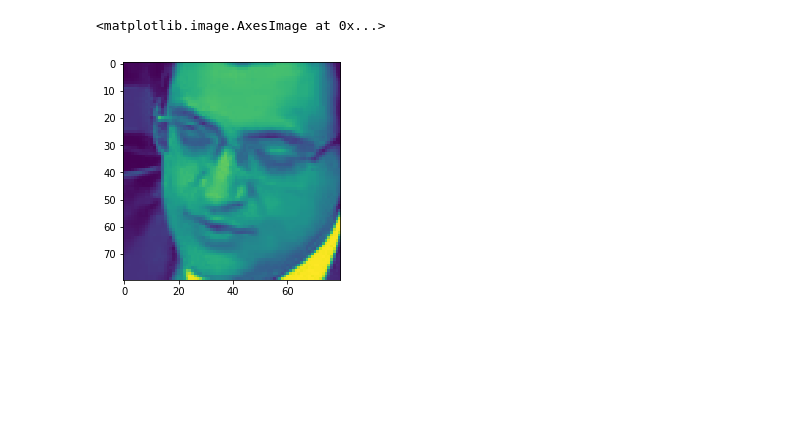
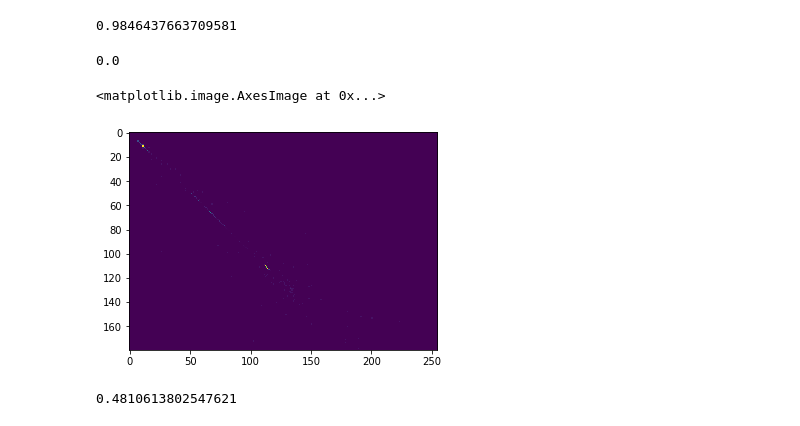
Before and after one commit to s-arpit007/BTP, a Jupyter notebook: Bhattacharyya_Coeff..ipynb, the cells around one changed output. Saved outputs shown, nothing was run; the diff lists cells and outputs as text; code cells hidden in the pictures; blank space fills up the shorter version.

```diff
--- a/Bhattacharyya_Coeff..ipynb
+++ b/Bhattacharyya_Coeff..ipynb
@@ -35,0 +5,4 @@ d
+# %%
+img = cv2.imread('mask.png')
+img = cv2.cvtColor(img[0:630, 170:1150], cv2.COLOR_BGR2HSV)
+plt.imshow(img)
@@ -35,0 +12,2 @@ d
+# %%
+hist = cv2.calcHist(img, [0, 1], None, [180, 255], [0, 180, 0, 250])
@@ -35,0 +20,4 @@ d
+# %%
+img2 = cv2.imread('faces/arnab1.jpg')
+img2 = cv2.cvtColor(img2, cv2.COLOR_BGR2HSV)
+plt.imshow(img2)
@@ -35,0 +27,4 @@ d
+# %%
+hist2 = cv2.calcHist(img2, [0, 1], None, [180, 255], [0, 180, 0, 250])
+cv2.normalize(hist2, hist2, 0, 255, cv2.NORM_MINMAX)
+plt.imshow(hist2)
@@ -36,5 +34,17 @@ d
+# %%
+cv2.compareHist(hist, hist2, cv2.HISTCMP_BHATTACHARYYA)
+# %% [output]
+0.9846437663709581
+# %%
+cv2.compareHist(hist2, hist2, cv2.HISTCMP_BHATTACHARYYA)
+# %% [output]
+0.0
 # %%
-plt.imshow(image)
+plt.imshow(hist2+hist)
 # %% [output]
 <matplotlib.image.AxesImage at 0x...>
-[figure, old version]
+[figure, new version]
+# %%
+cv2.compareHist(hist2, hist2+hist, cv2.HISTCMP_BHATTACHARYYA)
+# %% [output]
+0.4810613802547621
```
Also changed, not shown: parts of 15 cells of this notebook, 2 other files.
